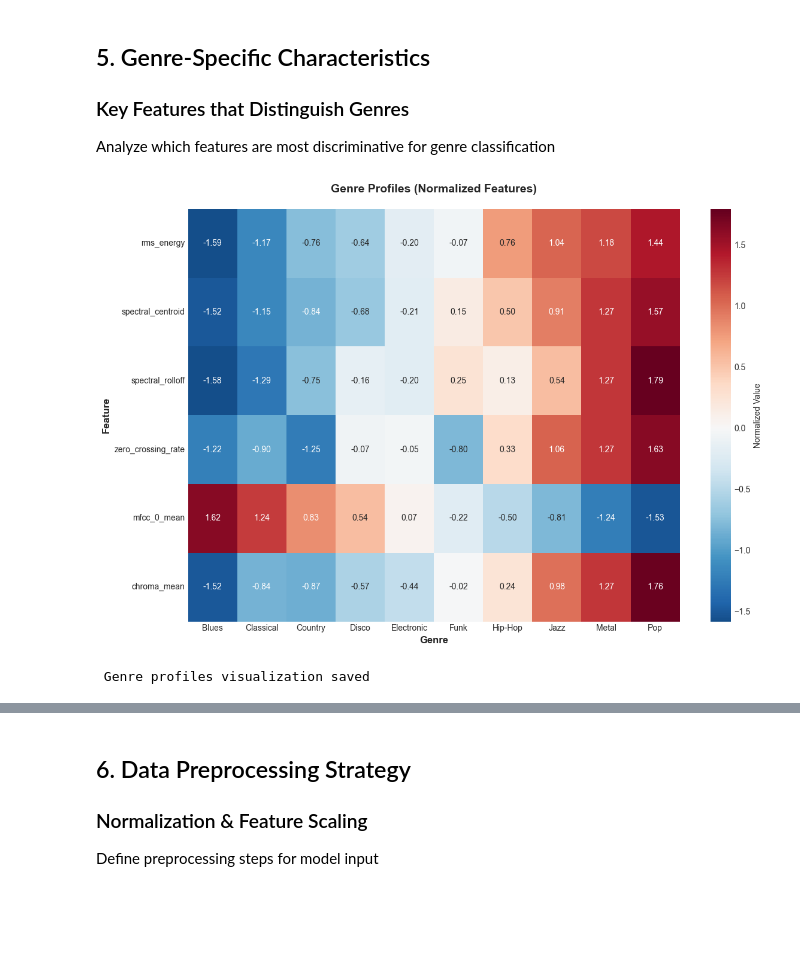
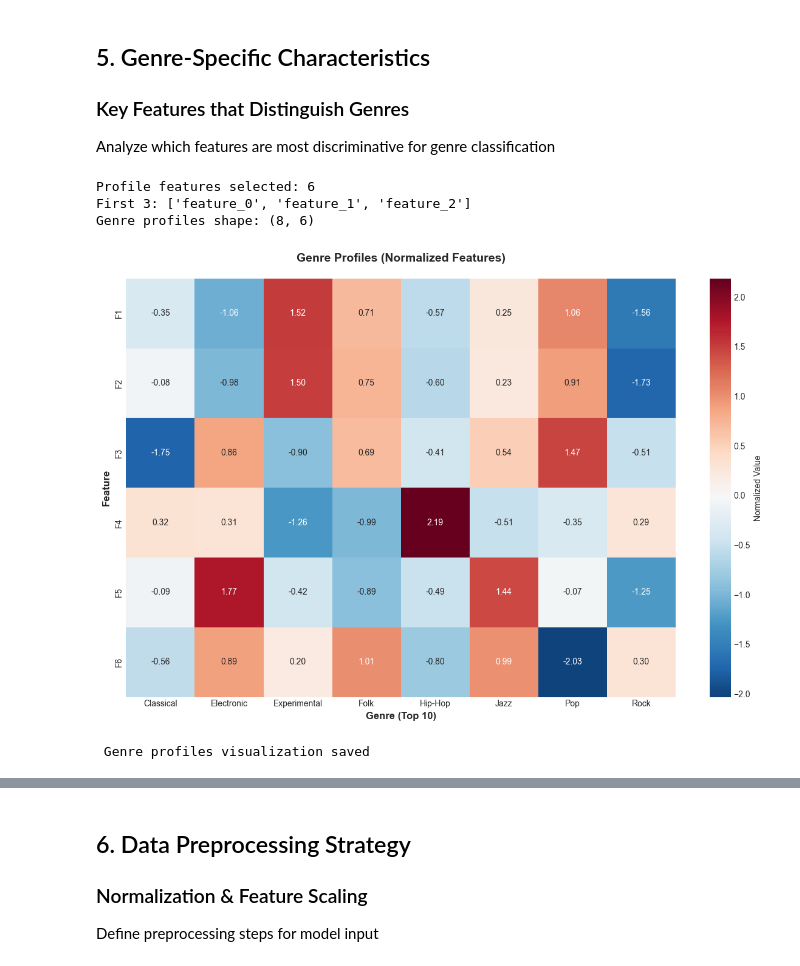
Before and after one commit to JMaestasMSU/Music_Feature_Analysis, a Jupyter notebook: notebooks/01_EDA.ipynb, the cells around one changed output, grey strips where cells are left out. Cells and saved outputs as stored; diff of their text form; code cells hidden in the pictures; blank space fills up the shorter version.

```diff
--- a/notebooks/01_EDA.ipynb
+++ b/notebooks/01_EDA.ipynb
@@ -402,33 +538,59 @@ Highly Correlated Feature Pairs (|r| > 0.7):
 Analyze which features are most discriminative for genre classification
 # %%
 # Genre-specific feature analysis
-genre_profiles = df.groupby('genre')[feature_cols].mean()
+# ALWAYS use flattened dataframe if MultiIndex
+if isinstance(df.columns, pd.MultiIndex):
+    df_profile_source = df_flat  # Use flattened version
+else:
+    df_profile_source = df
+
+# Filter to top 10 genres
+top_genres = df_profile_source['genre'].value_counts().head(10).index.tolist()
+df_profile = df_profile_source[df_profile_source['genre'].isin(top_genres)]
+
+# Select numeric features (first 6 from the FLATTENED dataframe)
+numeric_cols = df_profile.select_dtypes(include=[np.number]).columns.tolist()
+if 'genre_idx' in numeric_cols:
+    numeric_cols.remove('genre_idx')
+
+profile_features = numeric_cols[:6]  # Use first 6 features
+
+print(f"Profile features selected: {len(profile_features)}")
+print(f"First 3: {profile_features[:3]}")
+
+# Calculate genre profiles using ONLY the selected 6 features
+genre_profiles = df_profile[profile_features].groupby(df_profile['genre']).mean()
+
+print(f"Genre profiles shape: {genre_profiles.shape}")  # Should be (10, 6)
 
 # Normalize for comparison
 from sklearn.preprocessing import StandardScaler
 scaler = StandardScaler()
 genre_profiles_normalized = pd.DataFrame(
     scaler.fit_transform(genre_profiles),
     index=genre_profiles.index,
-    columns=genre_profiles.columns
+    columns=[f'F{i+1}' for i in range(genre_profiles.shape[1])]
 )
 
 # Visualize as heatmap
 fig, ax = plt.subplots(figsize=(12, 8))
 sns.heatmap(genre_profiles_normalized.T, annot=True, fmt='.2f',
             cmap='RdBu_r', center=0, ax=ax, cbar_kws={'label': 'Normalized Value'})
 
 ax.set_title('Genre Profiles (Normalized Features)', fontsize=14, fontweight='bold', pad=20)
-ax.set_xlabel('Genre', fontsize=12, fontweight='bold')
+ax.set_xlabel('Genre (Top 10)', fontsize=12, fontweight='bold')
 ax.set_ylabel('Feature', fontsize=12, fontweight='bold')
 plt.tight_layout()
 plt.savefig('../presentation/figures/04_genre_profiles.png', dpi=300, bbox_inches='tight')
 plt.show()
 
 print(" Genre profiles visualization saved")
 # %% [output]
+Profile features selected: 6
+First 3: ['feature_0', 'feature_1', 'feature_2']
+Genre profiles shape: (8, 6)
-[figure, old version]
+[figure, new version]
- Genre profiles visualization saved
+ Genre profiles visualization saved
 # %%
 # Feature importance (variance analysis)
 print("\nFEATURE IMPORTANCE (Between-Genre Variance)")
```
Also changed, not shown: parts of 11 cells of this notebook, 14 other files.
